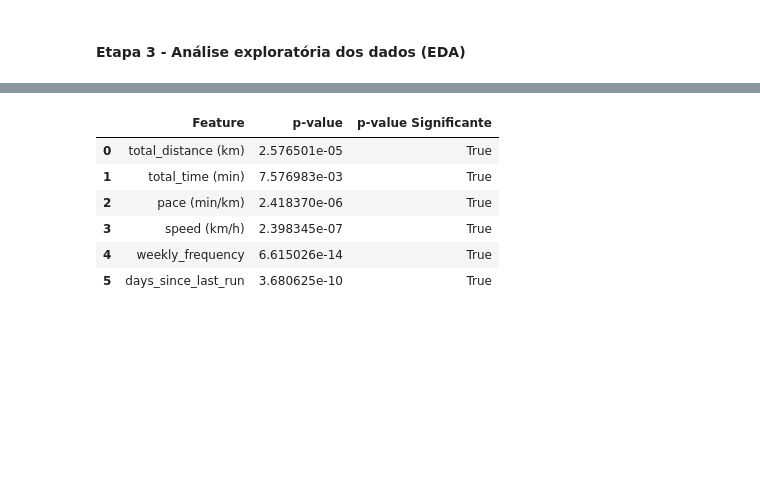
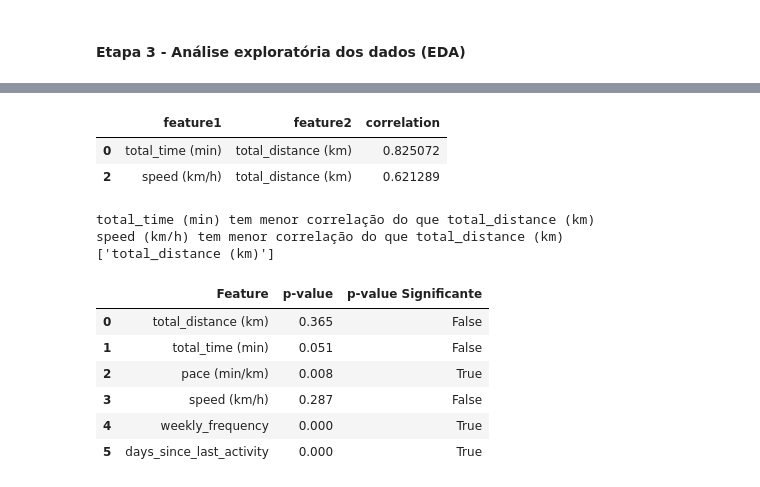
Before and after one commit to matheussmelo/running_inactivity_prediction, a Jupyter notebook: physical_inactivity_prediction_/scripts_prediction_model/final/st3_eda.ipynb, the cells around one changed output, grey strips where cells are left out. Saved outputs shown, nothing was run; the diff lists cells and outputs as text; code cells hidden in the pictures; blank space fills up the shorter version.

```diff
--- a/physical_inactivity_prediction_/scripts_prediction_model/final/st3_eda.ipynb
+++ b/physical_inactivity_prediction_/scripts_prediction_model/final/st3_eda.ipynb
@@ -10,8 +12,8 @@ from scipy.stats import mannwhitneyu
 
 warnings.filterwarnings(action='ignore')
 # %%
-df_athletes_activities = pd.read_csv('C:/Users/USER/Desktop/EstudosDados/Projetos/Corrida/physical_inactivity_prediction/scripts_prediction_model/final/st2_df_run_activities.csv')
-df_run_activities_features = df_athletes_activities.drop(['athlete_id', 'activity_date', 'will_churn'], axis=1)
-df_run_activities_features
+df_athletes_activities = pd.read_csv('C:/Users/USER/Desktop/EstudosDados/Projetos/Corrida/physical_inactivity_prediction/scripts_prediction_model/final/st2_df_athletes_activities.csv')
+df_athletes_activities_features = df_athletes_activities.loc[:, ~df_athletes_activities.columns.isin(['activity_date', 'athlete_id', 'will_churn'])]
+df_athletes_activities_features
 # %% [output]
 |  | total_distance (km) | total_time (min) | pace (min/km) | speed (km/h) | weekly_frequency | ... |
@@ -61,0 +114,38 @@ plt.show()
+# %%
+# Selecionando apenas correlações com valor acima de -0.7 ou 0.7 (Forte correlação)
+df_strong_corr = df_corr[(np.abs(df_corr['correlation']) > 0.5)]
+df_strong_corr
+# %% [output]
+|  | feature1 | feature2 | correlation |
+| 0 | total_time (min) | total_distance (km) | 0.825072 |
+| 2 | speed (km/h) | total_distance (km) | 0.621289 |
+# %%
+# Cria um conjunto vazio para armazenar features a serem removidas
+features_to_remove = set()
+
+# Itera sobre cada linha do DataFrame df_strong_corr
+for i, row in df_strong_corr.iterrows():
+    # Obtém o nome da primeira feature
+    feature1 = row['feature1']
+    # Obtém o nome da segunda feature
+    feature2 = row['feature2']
+
+    # Compara as correlações das duas features
+    if df_corr_abs_mean.loc[feature1, 'correlation'] > df_corr_abs_mean.loc[feature2, 'correlation']:
+        # Adiciona feature1 ao conjunto se sua correlação for maior
+        features_to_remove.add(feature1)
+
+    elif df_corr_abs_mean.loc[feature1, 'correlation'] < df_corr_abs_mean.loc[feature2, 'correlation']:
+        # Adiciona feature2 ao conjunto se sua correlação for maior
+        features_to_remove.add(feature2)
+
+
+# Converte o conjunto para uma lista
+features_to_remove = list(features_to_remove)
+
+# Exibe a lista de features a serem removidas
+print(features_to_remove)
+# %% [output]
+total_time (min) tem menor correlação do que total_distance (km)
+speed (km/h) tem menor correlação do que total_distance (km)
+['total_distance (km)']
@@ -62,30 +171,30 @@ plt.show()
 # %%
 # Teste de Mann-Whitney U para diferenciação das features em relação ao target
 mannwhitneyu_dict = {
     "Feature": [],
     "p-value": []
 }
 
 
-for feature in df_run_activities_features.columns:
+for feature in df_athletes_activities_features.columns:
     sem_lesao = df_athletes_activities.loc[df_athletes_activities['will_churn'] == 0 , feature]
     com_lesao = df_athletes_activities.loc[df_athletes_activities['will_churn'] == 1 , feature]
 
     U1, p = mannwhitneyu(sem_lesao, com_lesao, method="auto")
     U2, p = mannwhitneyu(com_lesao, sem_lesao, method="auto")
 
     mannwhitneyu_dict["Feature"].append(feature)
-    mannwhitneyu_dict["p-value"].append(p)
+    mannwhitneyu_dict["p-value"].append(round(p, 3))
 
 df_mannwhitneyu = pd.DataFrame(mannwhitneyu_dict).reset_index(drop = True)
 
 df_mannwhitneyu['p-value Significante'] = df_mannwhitneyu['p-value'] < 0.05
 df_mannwhitneyu
 # %% [output]
 |  | Feature | p-value | p-value Significante |
-| 0 | total_distance (km) | 2.576501e-05 | True |
-| 1 | total_time (min) | 7.576983e-03 | True |
-| 2 | pace (min/km) | 2.418370e-06 | True |
-| 3 | speed (km/h) | 2.398345e-07 | True |
-| 4 | weekly_frequency | 6.615026e-14 | True |
-| 5 | days_since_last_run | 3.680625e-10 | True |
+| 0 | total_distance (km) | 0.365 | False |
+| 1 | total_time (min) | 0.051 | False |
+| 2 | pace (min/km) | 0.008 | True |
+| 3 | speed (km/h) | 0.287 | False |
+| 4 | weekly_frequency | 0.000 | True |
+| 5 | days_since_last_activity | 0.000 | True |
```
Also changed, not shown: parts of 8 cells of this notebook, 2 other files.
